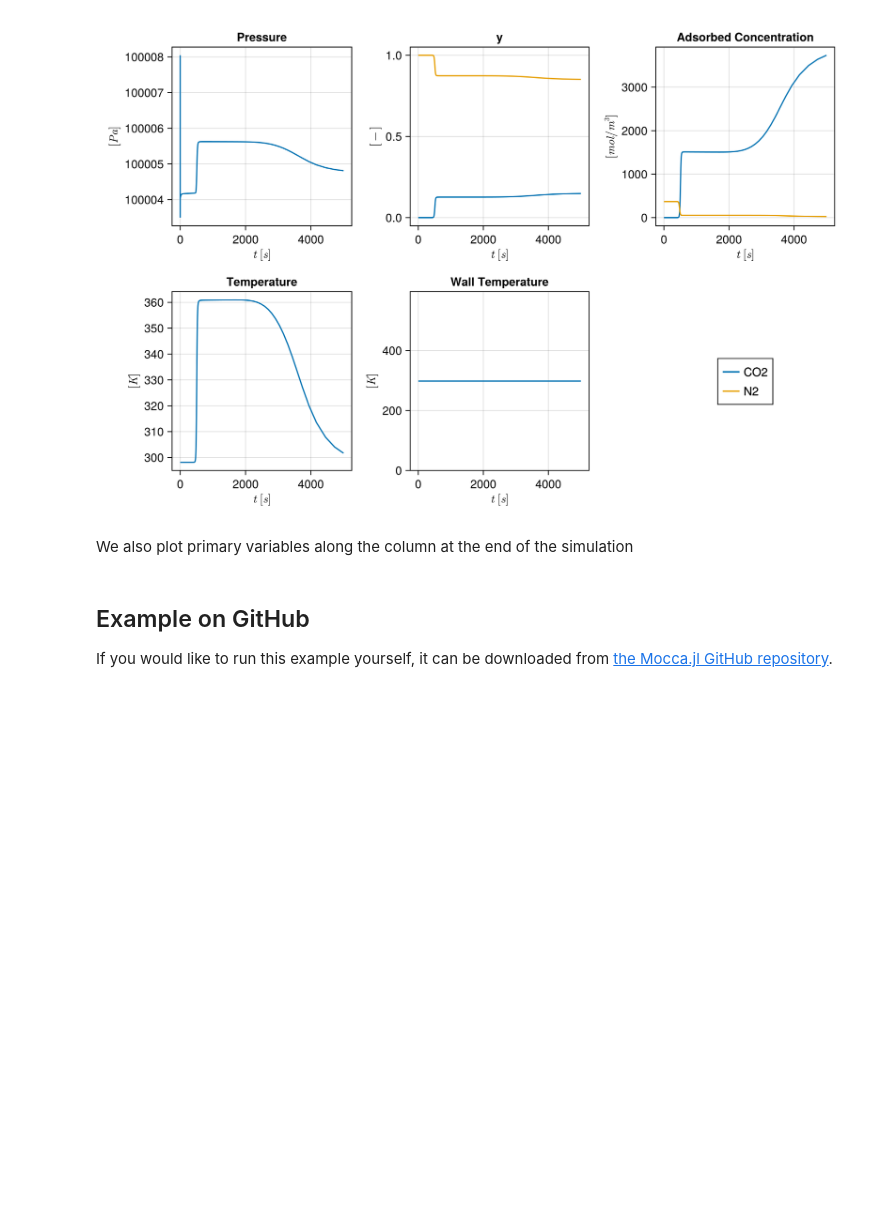
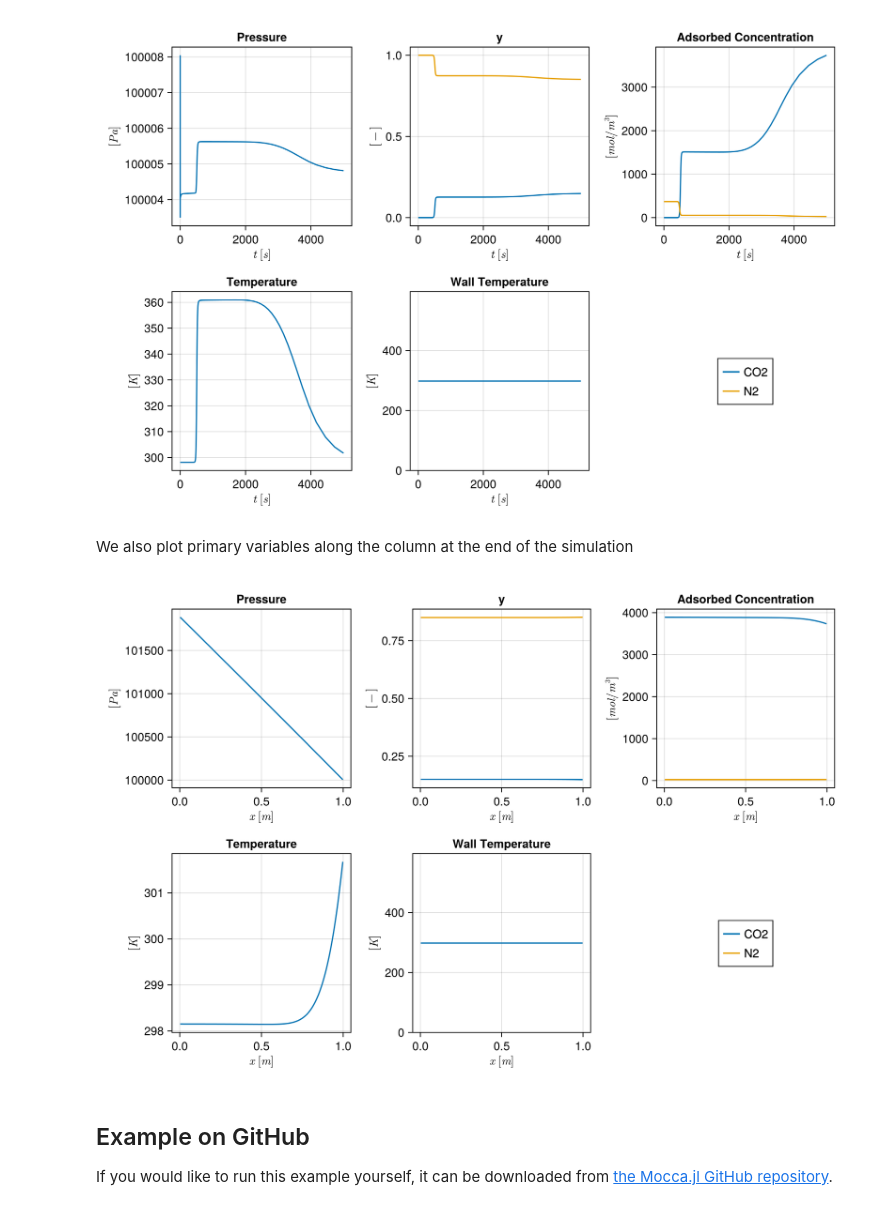
Before and after one commit to sintefmath/Mocca.jl, a Jupyter notebook: previews/PR21/notebooks/simulate_DCB.ipynb, the cells around one changed output. Cells and saved outputs as stored; diff of their text form; code cells hidden in the pictures; blank space fills up the shorter version.

```diff
--- a/previews/PR21/notebooks/simulate_DCB.ipynb
+++ b/previews/PR21/notebooks/simulate_DCB.ipynb
@@ -135,7 +135,9 @@ f_outlet = Mocca.plot_cell(states, model, timesteps_out, outlet_cell)
 # %% [markdown]
 We also plot primary variables along the column at the end of the simulation
 # %%
-#f_column = Mocca.plot_state(substates[end], model)
+f_column = Mocca.plot_state(states[end], model)
+# %% [output]
+[figure, added]
 # %% [markdown]
 ## Example on GitHub
 If you would like to run this example yourself, it can be downloaded from [the Mocca.jl GitHub repository](https://github.com/sintefmath/Mocca.jl/blob/main/examples/simulate_DCB.jl).
```
Also changed, not shown: parts of 1 cell of this notebook, 20 other files.
